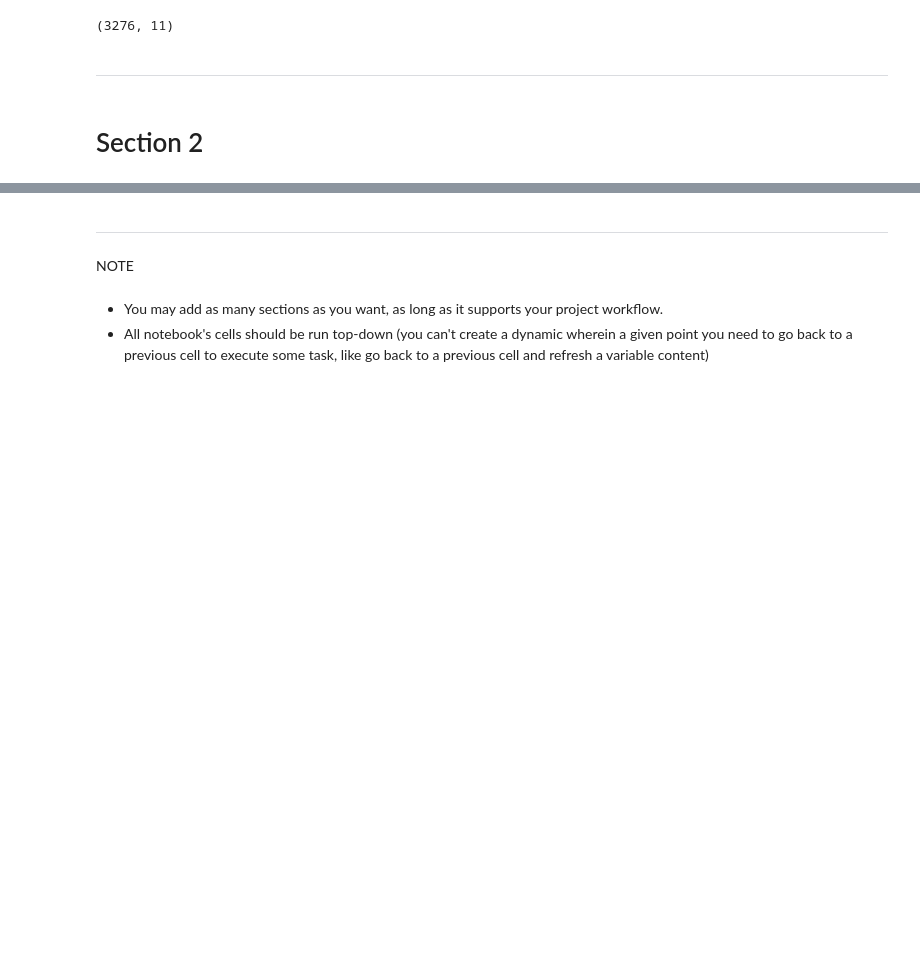
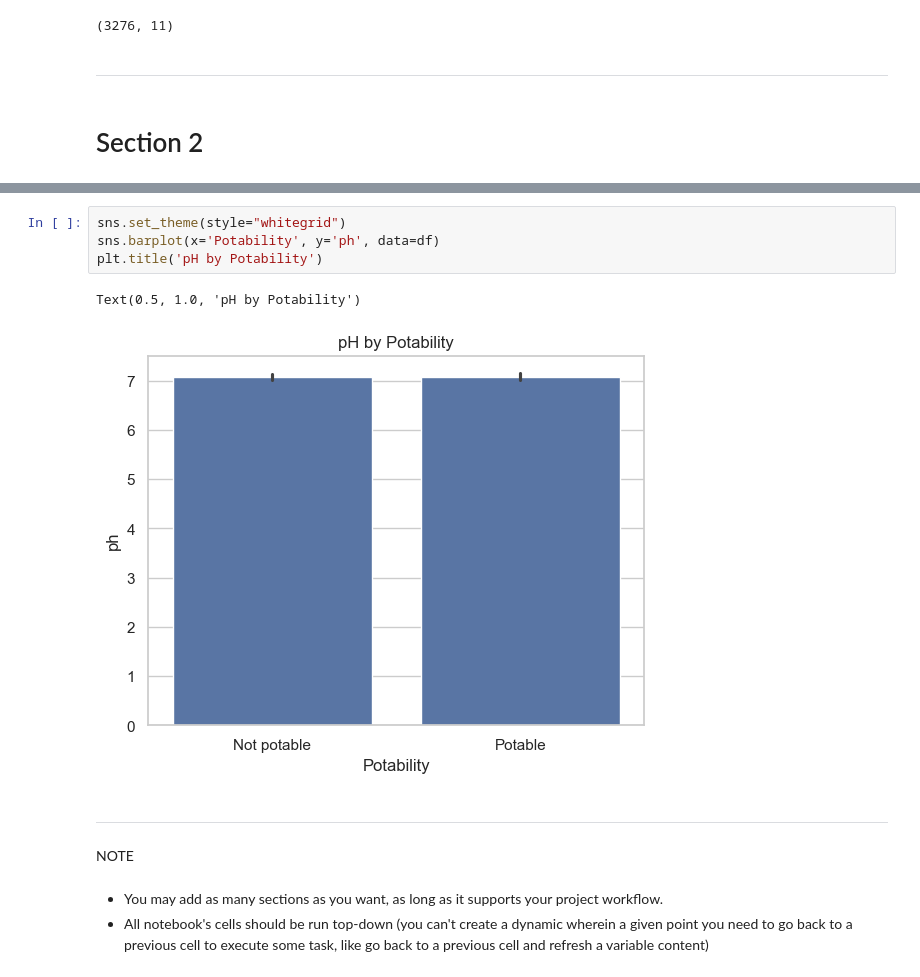
Before and after one commit to Lailah-Idrees/DA2_Assessment, a Jupyter notebook: jupyter_notebooks/Data_Visualisation.ipynb, the cells around one changed output, grey strips where cells are left out. Drawn from its saved outputs; the diff is of its cells as text; blank space fills up the shorter version.

```diff
--- a/jupyter_notebooks/Data_Visualisation.ipynb
+++ b/jupyter_notebooks/Data_Visualisation.ipynb
@@ -95,3 +147,10 @@ Section 2 content
+# %%
+sns.set_theme(style="whitegrid")
+sns.barplot(x='Potability', y='ph', data=df)
+plt.title('pH by Potability')
+# %% [output]
+Text(0.5, 1.0, 'pH by Potability')
+[figure, added]
 # %% [markdown]
 ---
 # %% [markdown]
```
Also changed, not shown: parts of 7 cells of this notebook, 1 other file.
